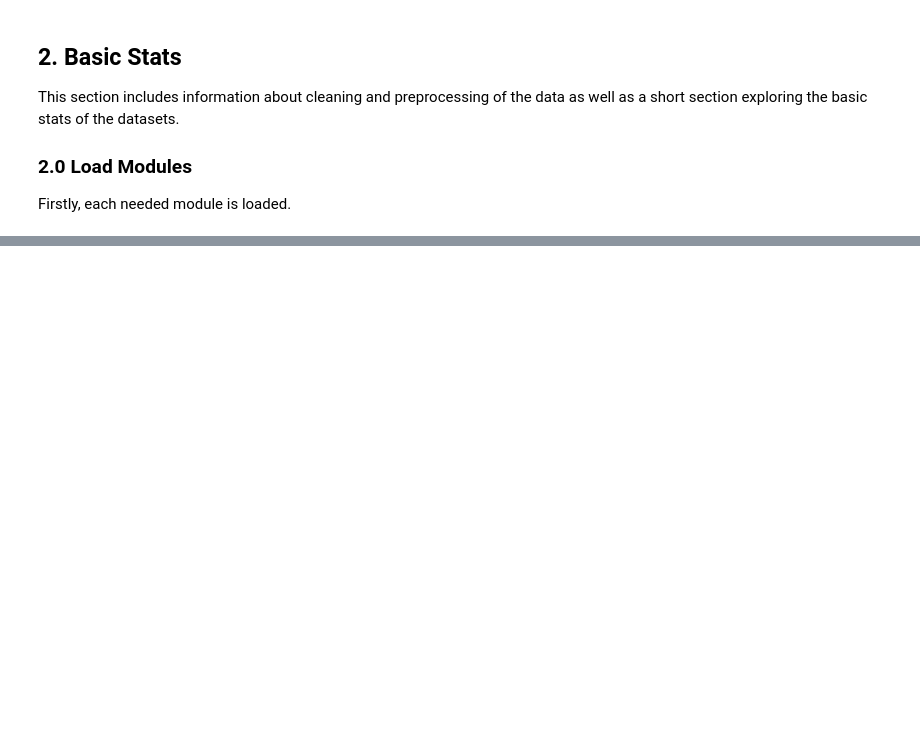
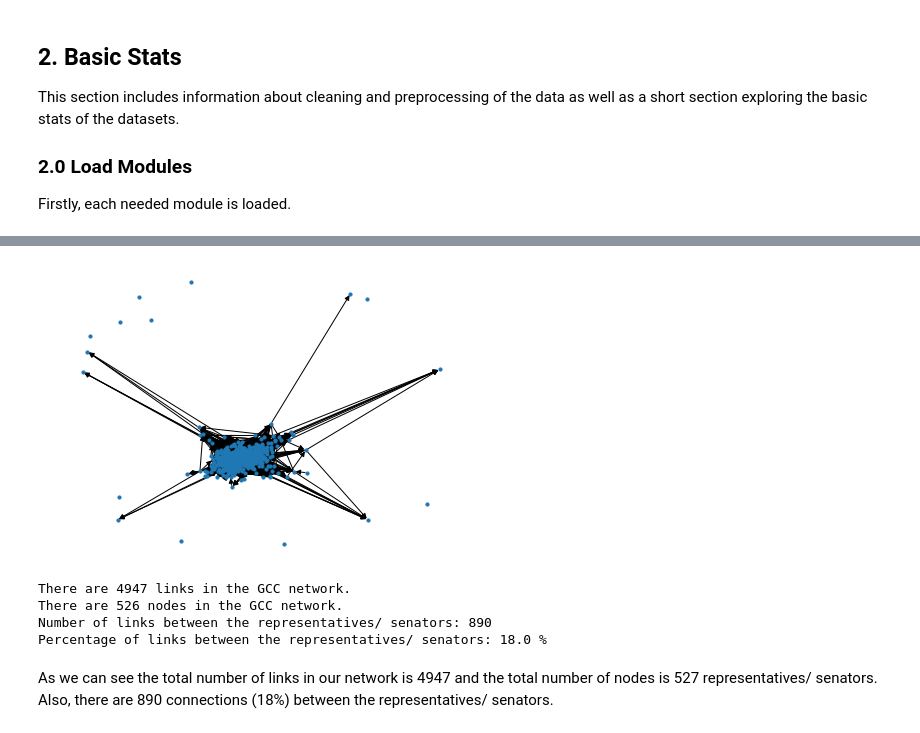
Before and after one commit to ElectraZarafeta/Social_Graphs, a Jupyter notebook: Explainer_Notebook.ipynb, the cells around one changed output, grey strips where cells are left out. Drawn from its saved outputs; the diff is of its cells as text; code cells hidden in the pictures; blank space fills up the shorter version.

```diff
--- a/Explainer_Notebook.ipynb
+++ b/Explainer_Notebook.ipynb
@@ -45,0 +151,4 @@ https://github.com/ElectraZarafeta/Social_Graphs/blob/master/scrap.py
+# %%
+# load data from csv
+Data = pd.read_csv('./data/Data.csv')
+Data.sample(n=10)
@@ -45,0 +167,57 @@ https://github.com/ElectraZarafeta/Social_Graphs/blob/master/scrap.py
+# %%
+# Create Directed Graph based on mentions and retweets
+def directed_graph(Data):
+    # regex for mentions/ retweets
+    regex_mentions_retweets = "\s([@][\w_-]+)"
+
+    G = nx.DiGraph()
+
+    for i in range(len(Data)):
+        name = Data["TwitterUsernames"][i]
+        G.add_node(name, Party=Data["Party"][i], Tweets=Data["Tweets"][i])  # new entry of representative in the graph
+        usernames_before = re.findall(regex_mentions_retweets, Data["Tweets"][i])
+
+        for username in usernames_before:
+            username = username.strip().split('@')[1]
+
+            if (username in Data["TwitterUsernames"].values) and (username != name):  # usernames / candidates
+                G.add_edge(name, username)
+
+    return G
+
+G = directed_graph(Data)
+
+# draw directed graph
+plt.figure()
+nx.draw(G, node_size=10)
+plt.show()
+# %% [output]
+[figure, added]
+# %%
+# Create Giant Connected Component - GCC
+def giant_connected_component(G):
+    largest_cc = max(nx.weakly_connected_components(G), key=len)
+    GCC = G.subgraph(largest_cc)
+
+    print("There are {} links in the GCC network.".format(GCC.number_of_edges()))
+    print("There are {} nodes in the GCC network.".format(GCC.number_of_nodes()))
+
+    between_representatives = 0
+
+    for edge in GCC.edges:
+        if GCC.nodes[edge[0]]['Party'] != GCC.nodes[edge[1]]['Party']:
+            between_representatives += 1
+
+    print(f'Number of links between the representatives/ senators: {between_representatives}')
+    print(f'Percentage of links between the representatives/ senators: {round(between_representatives / GCC.number_of_edges() * 100, 1)} %')
+
+    return GCC
+
+GCC = giant_connected_component(G)
+# %% [output]
+There are 4947 links in the GCC network.
+There are 526 nodes in the GCC network.
+Number of links between the representatives/ senators: 890
+Percentage of links between the representatives/ senators: 18.0 %
+# %% [markdown]
+As we can see the total number of links in our network is 4947 and the total number of nodes is 527 representatives/ senators. Also, there are 890 connections (18%) between the representatives/ senators.
```
Also changed, not shown: parts of 22 cells of this notebook.
